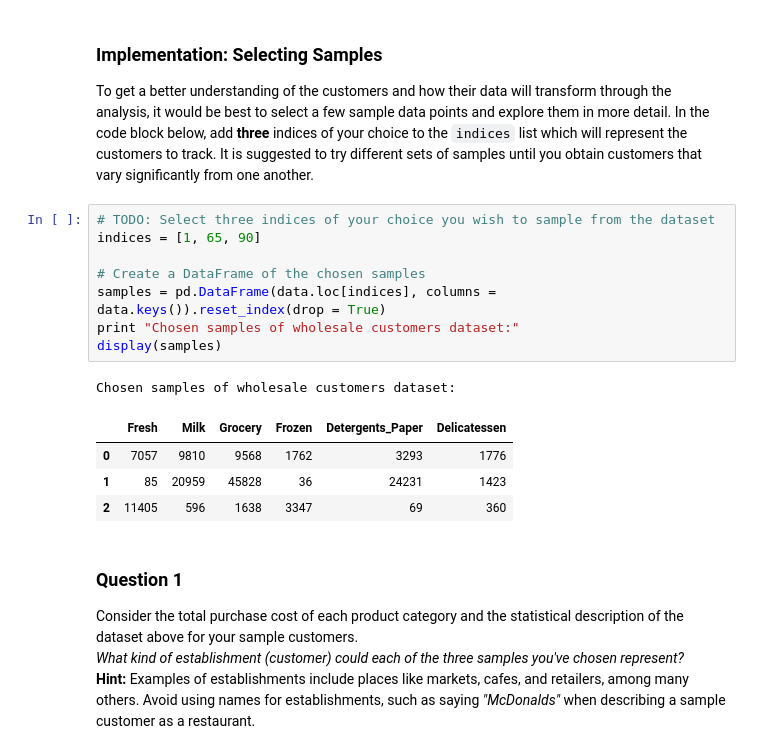
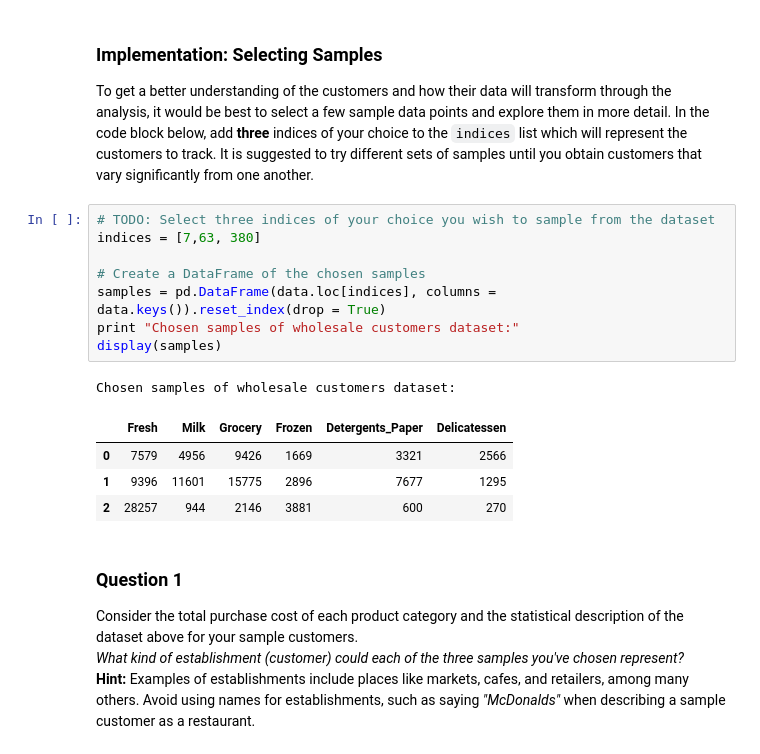
Before and after one commit to tagore15/ML_UDACITY_P3, a Jupyter notebook: customer_segments.ipynb, the cells around one changed output. Cells and saved outputs as stored; diff of their text form.

```diff
--- a/customer_segments.ipynb
+++ b/customer_segments.ipynb
@@ -58,18 +58,18 @@ display(data.describe())
 To get a better understanding of the customers and how their data will transform through the analysis, it would be best to select a few sample data points and explore them in more detail. In the code block below, add **three** indices of your choice to the `indices` list which will represent the customers to track. It is suggested to try different sets of samples until you obtain customers that vary significantly from one another.
 # %%
 # TODO: Select three indices of your choice you wish to sample from the dataset
-indices = [1, 65, 90]
+indices = [7,63, 380]
 
 # Create a DataFrame of the chosen samples
 samples = pd.DataFrame(data.loc[indices], columns = data.keys()).reset_index(drop = True)
 print "Chosen samples of wholesale customers dataset:"
 display(samples)
 # %% [output]
 Chosen samples of wholesale customers dataset:
 |  | Fresh | Milk | Grocery | Frozen | Detergents_Paper | Delicatessen |
-| 0 | 7057 | 9810 | 9568 | 1762 | 3293 | 1776 |
-| 1 | 85 | 20959 | 45828 | 36 | 24231 | 1423 |
-| 2 | 11405 | 596 | 1638 | 3347 | 69 | 360 |
+| 0 | 7579 | 4956 | 9426 | 1669 | 3321 | 2566 |
+| 1 | 9396 | 11601 | 15775 | 2896 | 7677 | 1295 |
+| 2 | 28257 | 944 | 2146 | 3881 | 600 | 270 |
 # %% [markdown]
 ### Question 1
 Consider the total purchase cost of each product category and the statistical description of the dataset above for your sample customers.
```
Also changed, not shown: parts of 25 cells of this notebook.
